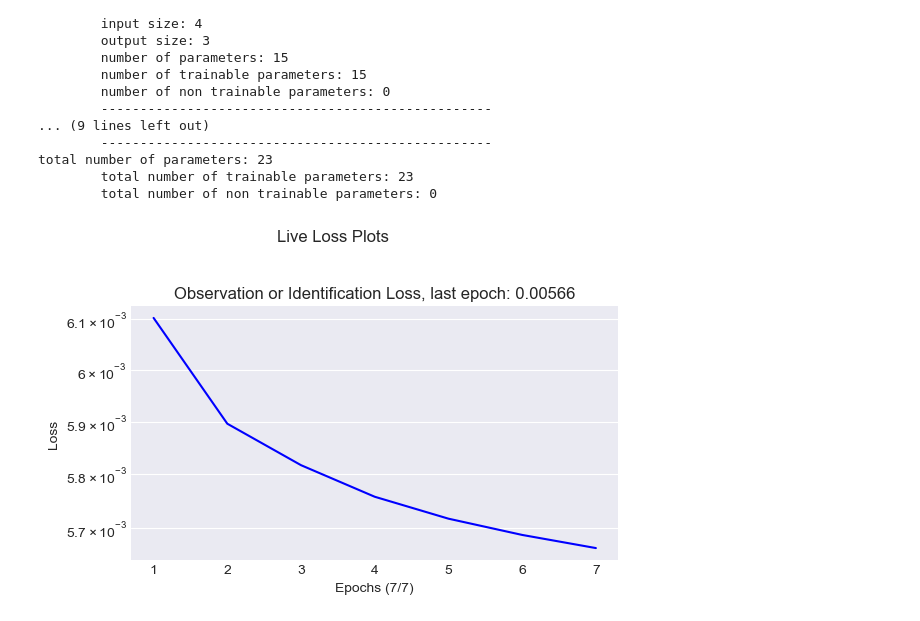
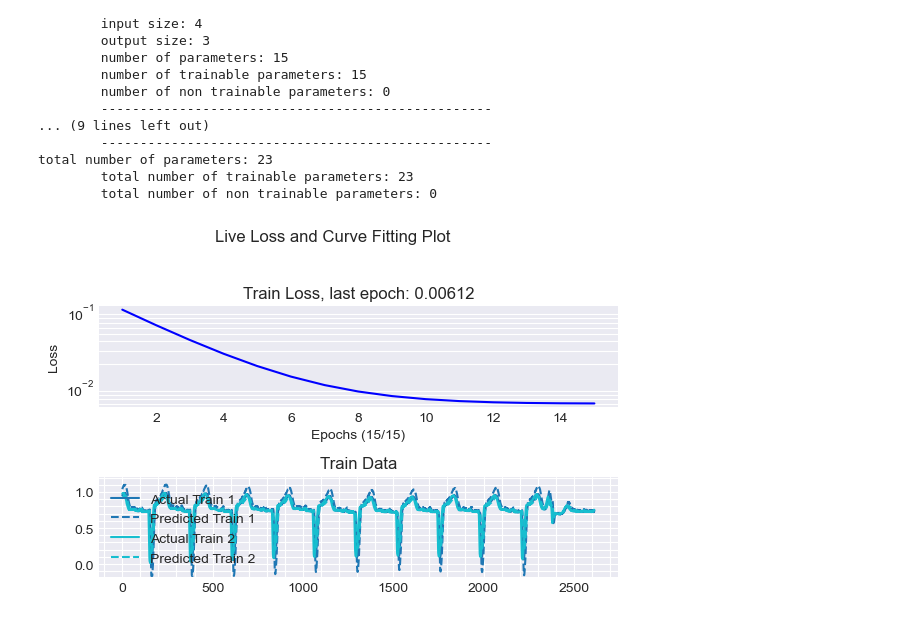
Before and after one commit to Razani-Ali/neural_control_system, a Jupyter notebook: demo_neural_networks.ipynb, the cells around one changed output. Drawn from its saved outputs; the diff is of its cells as text; code cells hidden in the pictures.

```diff
--- a/demo_neural_networks.ipynb
+++ b/demo_neural_networks.ipynb
@@ -14,8 +13,7 @@ x=pd.read_excel(path, header=None).to_numpy()[1:].astype('float32')
 scaler = MinMaxScaler()
 x = scaler.fit_transform(x)
 data = sliding_window(x, 12)
-X = data[:, :4]
+X = data[:, :6]
 Y = data[:,[4, 11]]
 X_train, X_test, Y_train, Y_test = train_test_split(X, Y, test_size=0.3, shuffle=False)
-# Y_train, Y_test = Y_train.reshape((-1, 2)), Y_test.reshape((-1,2))
 # %%
@@ -83,9 +83,9 @@ total number of parameters: 23
         total number of trainable parameters: 23
         total number of non trainable parameters: 0
 # %%
-history = model.EKF(X_train, Y_train, MSE(), epoch=7, fig_size=(6,4))
+history = model.EKF(X_train, Y_train, MSE(), epoch=15, fig_size=(6,4), plot_fitting=True, learning_rate=1e-4)
 # %% [output]
-[figure, old version]
+[figure, new version]
 # %%
 Y_test_predicted = model(X_test)
 mse = MSE().forward(Y_test_predicted, Y_test)
```
Also changed, not shown: parts of 5 cells of this notebook, 20 other files.
